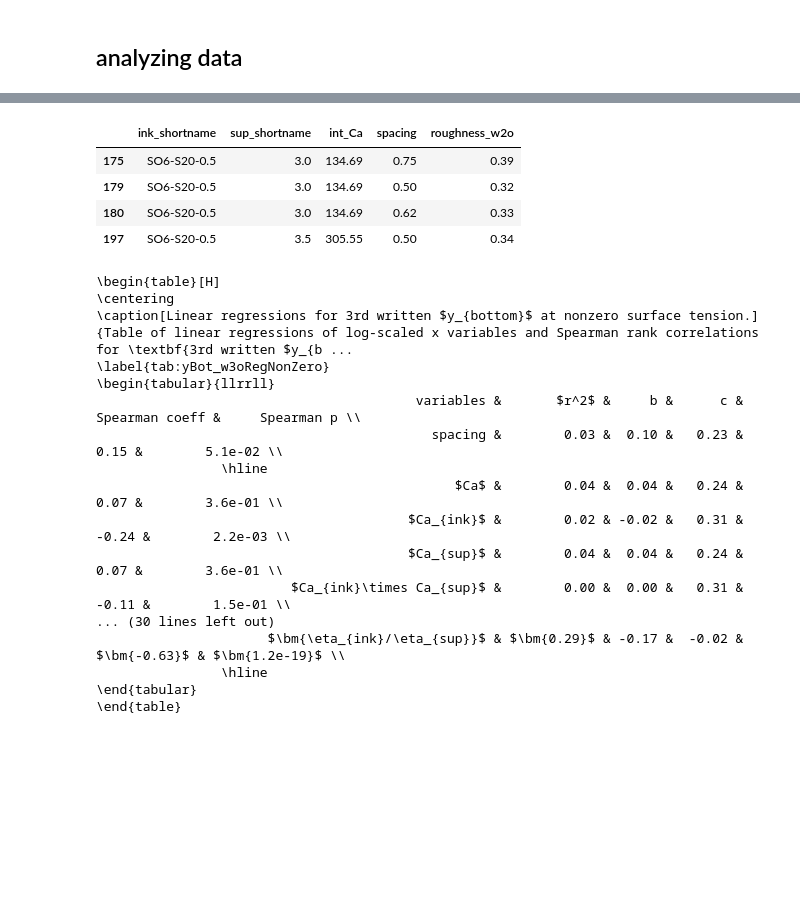
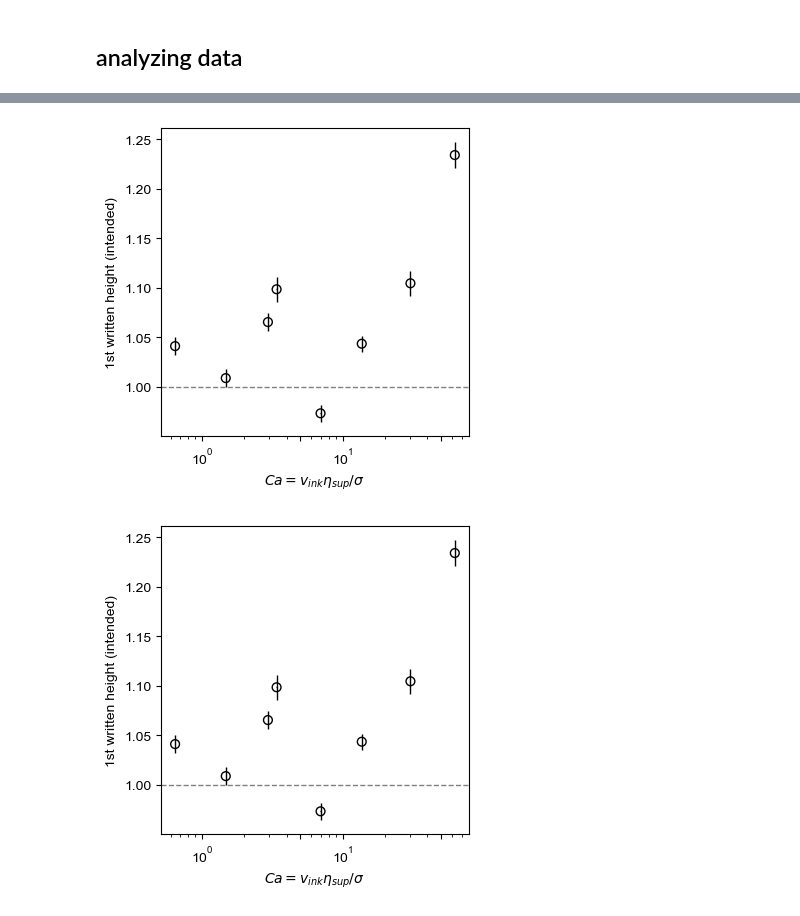
Before and after one commit to usnistgov/embedded3DPvids, a Jupyter notebook: ipynb/singleDoubleTriple/6_summary_xsy.ipynb, the cells around one changed output, grey strips where cells are left out. Saved outputs shown, nothing was run; the diff lists cells and outputs as text; code cells hidden in the pictures; blank space fills up the shorter version.

```diff
--- a/ipynb/singleDoubleTriple/6_summary_xsy.ipynb
+++ b/ipynb/singleDoubleTriple/6_summary_xsy.ipynb
@@ -74,10 +69,0 @@ m1[m1.roughness_
-# %%
-yvar = 'roughness_w2o'
-rows = ms.ss[(ms.ss[yvar]>0.3)]
-rows[['ink_shortname','sup_shortname', 'int_Ca', 'spacing', yvar]]
-# %% [output]
-|  | ink_shortname | sup_shortname | int_Ca | spacing | roughness_w2o |
-| 175 | SO6-S20-0.5 | 3.0 | 134.69 | 0.75 | 0.39 |
-| 179 | SO6-S20-0.5 | 3.0 | 134.69 | 0.50 | 0.32 |
-| 180 | SO6-S20-0.5 | 3.0 | 134.69 | 0.62 | 0.33 |
-| 197 | SO6-S20-0.5 | 3.5 | 305.55 | 0.50 | 0.34 |
@@ -86,20 +70,12 @@ fh.openExplorer(rows.iloc[0]['printFolder'])
-# %%
-rgt = mp.regressionTables(ms, ms.ss, 'yBot_w3o', logy=False, printOut=True, export=False, package='tabular')
-# %% [output]
-\begin{table}[H]
-\centering
-\caption[Linear regressions for 3rd written $y_{bottom}$ at nonzero surface tension.]{Table of linear regressions of log-scaled x variables and Spearman rank correlations for \textbf{3rd written $y_{b ...
-\label{tab:yBot_w3oRegNonZero}
-\begin{tabular}{llrrll}
-                                         variables &       $r^2$ &     b &      c & Spearman coeff &     Spearman p \\
-                                           spacing &        0.03 &  0.10 &   0.23 &           0.15 &        5.1e-02 \\
-                \hline
-                                              $Ca$ &        0.04 &  0.04 &   0.24 &           0.07 &        3.6e-01 \\
-                                        $Ca_{ink}$ &        0.02 & -0.02 &   0.31 &          -0.24 &        2.2e-03 \\
-                                        $Ca_{sup}$ &        0.04 &  0.04 &   0.24 &           0.07 &        3.6e-01 \\
-                         $Ca_{ink}\times Ca_{sup}$ &        0.00 &  0.00 &   0.31 &          -0.11 &        1.5e-01 \\
-... (30 lines left out)
-                      $\bm{\eta_{ink}/\eta_{sup}}$ & $\bm{0.29}$ & -0.17 &  -0.02 &   $\bm{-0.63}$ & $\bm{1.2e-19}$ \\
-                \hline
-\end{tabular}
-\end{table}
+# %%
+xvar = 'int_Ca'
+yvar = 'h_w1o'
+cvar = 'vRatio'
+mvar = ''
+p2 = mp.scatterPlot(ms, ms.ss, xvar=xvar, yvar=yvar, logx=True
+                    , logy=False, dx=0.1, plotType='notebook', figsize=(4,4), cvar=cvar, mvar=mvar
+                    , yideal=me.ideals().yideal(yvar), legendloc='right')
+p2.fig
+# %% [output]
+[figure, added]
+[figure, added]
```
Also changed, not shown: parts of 16 cells of this notebook, 51 other files.
